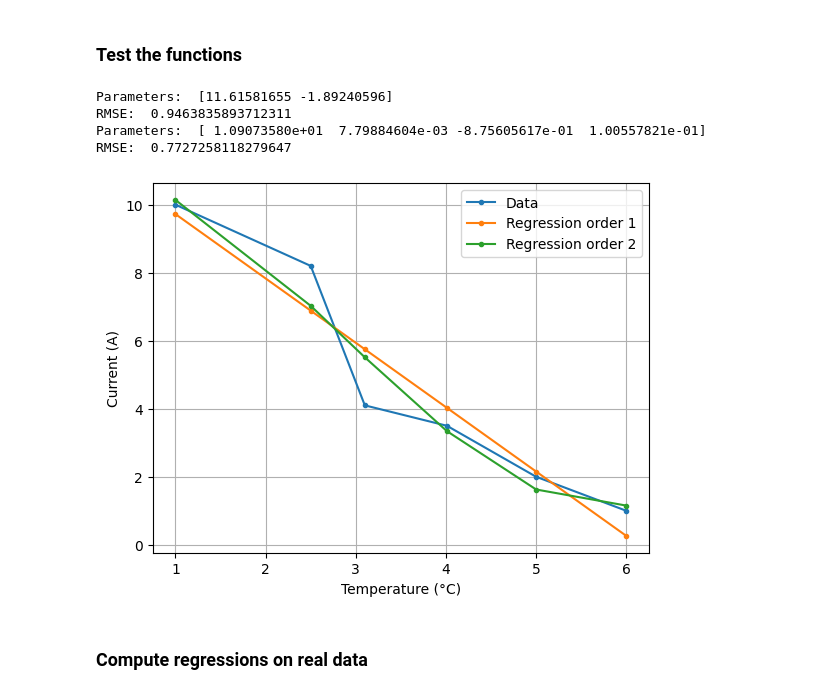
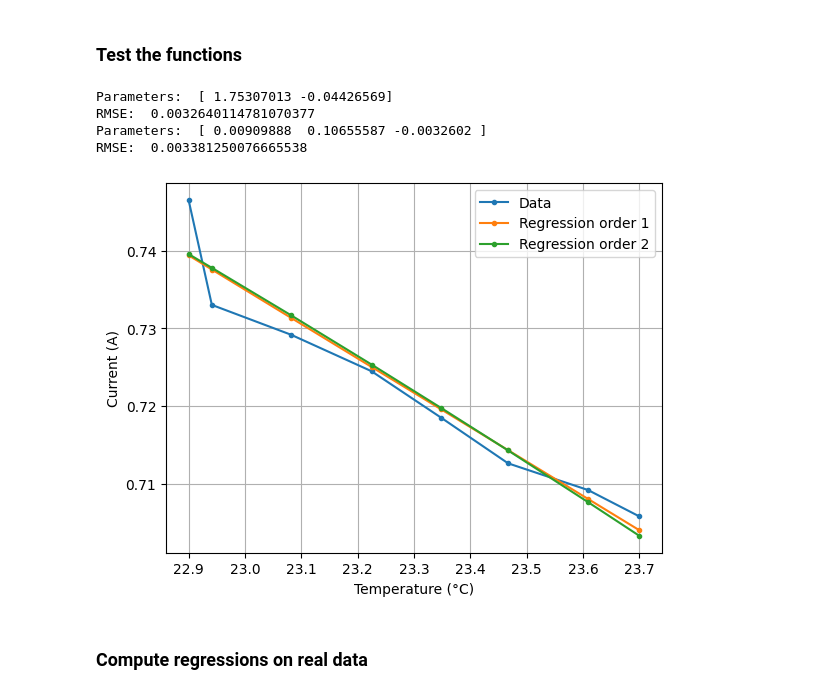
Before and after one commit to opatiny/predictiveMaintenance, a Jupyter notebook: src/notebooks/spindleCurrentVsTemperature.ipynb, the cells around one changed output. Drawn from its saved outputs; the diff is of its cells as text; code cells hidden in the pictures.

Commit message:
wip: regressions still do not work

```diff
--- a/src/notebooks/spindleCurrentVsTemperature.ipynb
+++ b/src/notebooks/spindleCurrentVsTemperature.ipynb
@@ -393,18 +394,16 @@ plotSegments(averagedSegments, xSignal= "temperature", ySignal="current", ylabel
 ### Write functions
 # %%
 
-def evalPolyReg(p: list, data: pd.DataFrame) -> pd.Series:
+def evalPolyReg(p: list[float], data: pd.DataFrame) -> pd.Series:
     """
     Evaluate a polynomial regression model.
     Parameters
     ----------
     p (list): The parameters of the model.
     data (pd.DataFrame): The data, which should have 2 columns.
-    order (int): The order of the polynomial regression.
     """
-    x = data.iloc[:, 0]
-
-    result = p[0] # the first parameter is the offset
+    x = data.iloc[:,0] # the first column is the x value
+    result = pd.Series([p[0]] * len(x)) # the first parameter is the offset
     for i in range(1, len(p)):
         result += p[i] * x**i
     return result
@@ -424,7 +423,8 @@ def errorFun(p: list, data: pd.DataFrame) -> float:
         raise ValueError("The data must have 2 columns.")
 
     model = evalPolyReg(p, data)
-    error = ((data.iloc[:,1] - model)**2).sum()/len(data) # mean square error (MSE)
+    y = data.iloc[:,1]
+    error = ((y - model)**2).sum()/len(data) # mean square error (MSE)
     return error
 
 def getPolyRegression(data: pd.DataFrame, order = 1) -> list:
@@ -435,36 +435,62 @@ def getPolyRegression(data: pd.DataFrame, order = 1) -> list:
  ### Test the functions
 # %%
 testData = pd.DataFrame()
-testData["temperature"] = [1,2.5,3.1,4.01,5,6]
-testData["current"] = [10, 8.2, 4.1, 3.5,2,1]
+testData["temperature"] = [1,2,5,6,9,10]
+testData["current"] = [0.1,0.4,0.9,1.6,2.5,3.6]
 
-reg1, err1 = getPolyRegression(testData, order=1)
+realData = pd.DataFrame()
+realData["temperature"] = [22.900000,
+                           22.941293,
+                           23.081673,
+                           23.224596,
+                           23.348171,
+                           23.466880,
+                           23.608718,
+                           23.700000]
+
+realData["current"] = [0.746520,
+                       0.733001,
+                       0.729164,
+                       0.724461,
+                       0.718472,
+                       0.712600,
+                       0.709162,
+                       0.705753]
+
+
+# sort data by temperature
+realData = realData.sort_values(by="temperature")
+
+
+data = realData
+
+reg1, err1 = getPolyRegression(data, order=1)
 print("Parameters: ", reg1)
 print("RMSE: ", err1)
 
-model1 = evalPolyReg(reg1, testData)
+model1 = evalPolyReg(reg1, data)
 
-reg2, err2 = getPolyRegression(testData, order=3)
+reg2, err2 = getPolyRegression(data, order=2)
 print("Parameters: ", reg2)
 print("RMSE: ", err2)
 
-model2 = evalPolyReg(reg2, testData)
+model2 = evalPolyReg(reg2, data)
 
 plt.figure()
-plt.plot(testData["temperature"], testData["current"], "o-", markersize=3)
-plt.plot(testData["temperature"], model1, "o-", markersize=3)
-plt.plot(testData["temperature"], model2, "o-", markersize=3)
+plt.plot(data["temperature"], data["current"], "o-", markersize=3)
+plt.plot(data["temperature"], model1, "o-", markersize=3)
+plt.plot(data["temperature"], model2, "o-", markersize=3)
 plt.xlabel("Temperature (°C)")
 plt.ylabel("Current (A)")
 plt.legend(["Data", "Regression order 1", "Regression order 2"])
 plt.grid()
 plt.show()
 # %% [output]
-Parameters:  [11.61581655 -1.89240596]
-RMSE:  0.9463835893712311
-Parameters:  [ 1.09073580e+01  7.79884604e-03 -8.75605617e-01  1.00557821e-01]
-RMSE:  0.7727258118279647
+Parameters:  [ 1.75307013 -0.04426569]
+RMSE:  0.0032640114781070377
+Parameters:  [ 0.00909888  0.10655587 -0.0032602 ]
+RMSE:  0.003381250076665538
-[figure, old version]
+[figure, new version]
 # %% [markdown]
 ### Compute regressions on real data
 # %%
```
Also changed, not shown: parts of 3 cells of this notebook.
